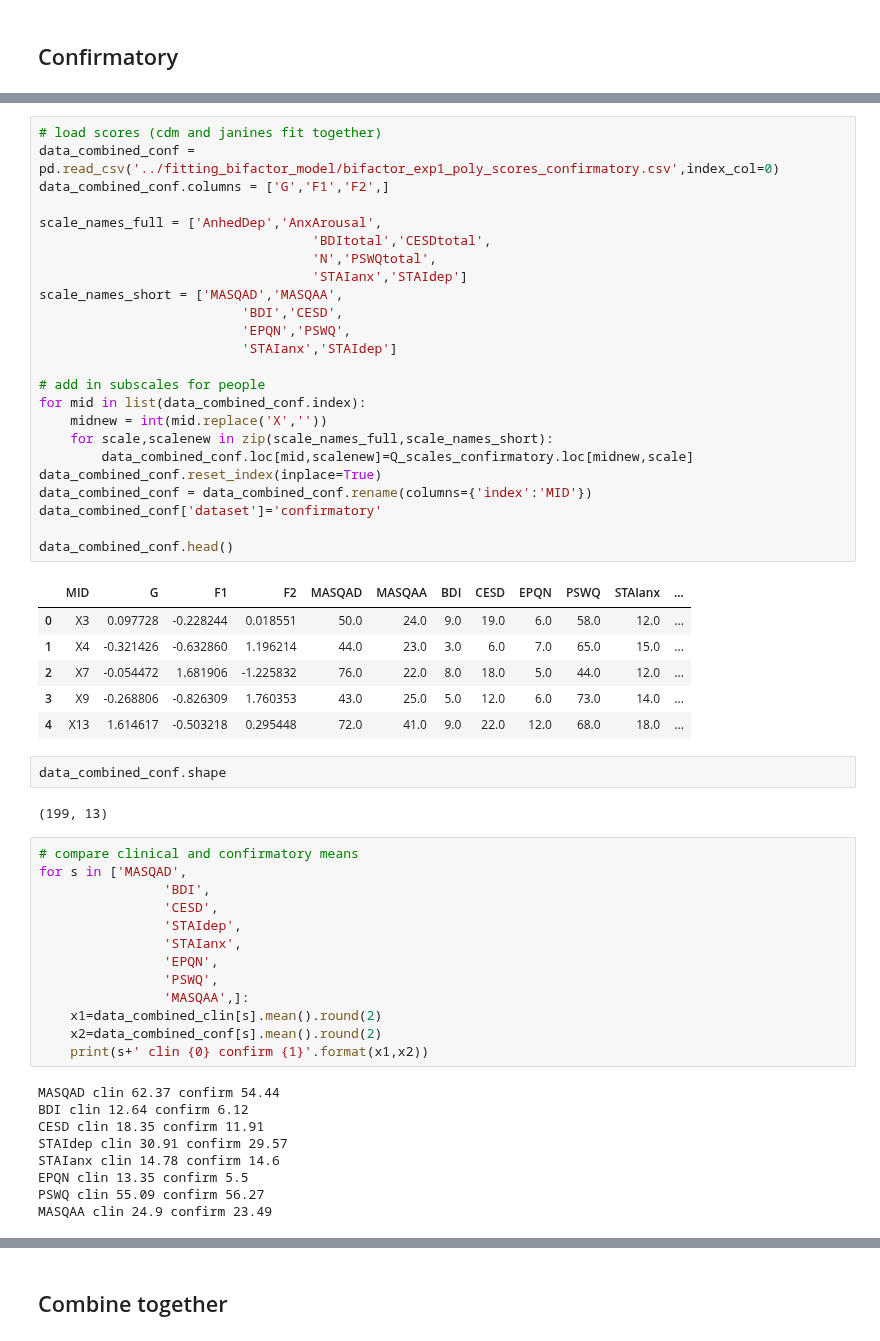
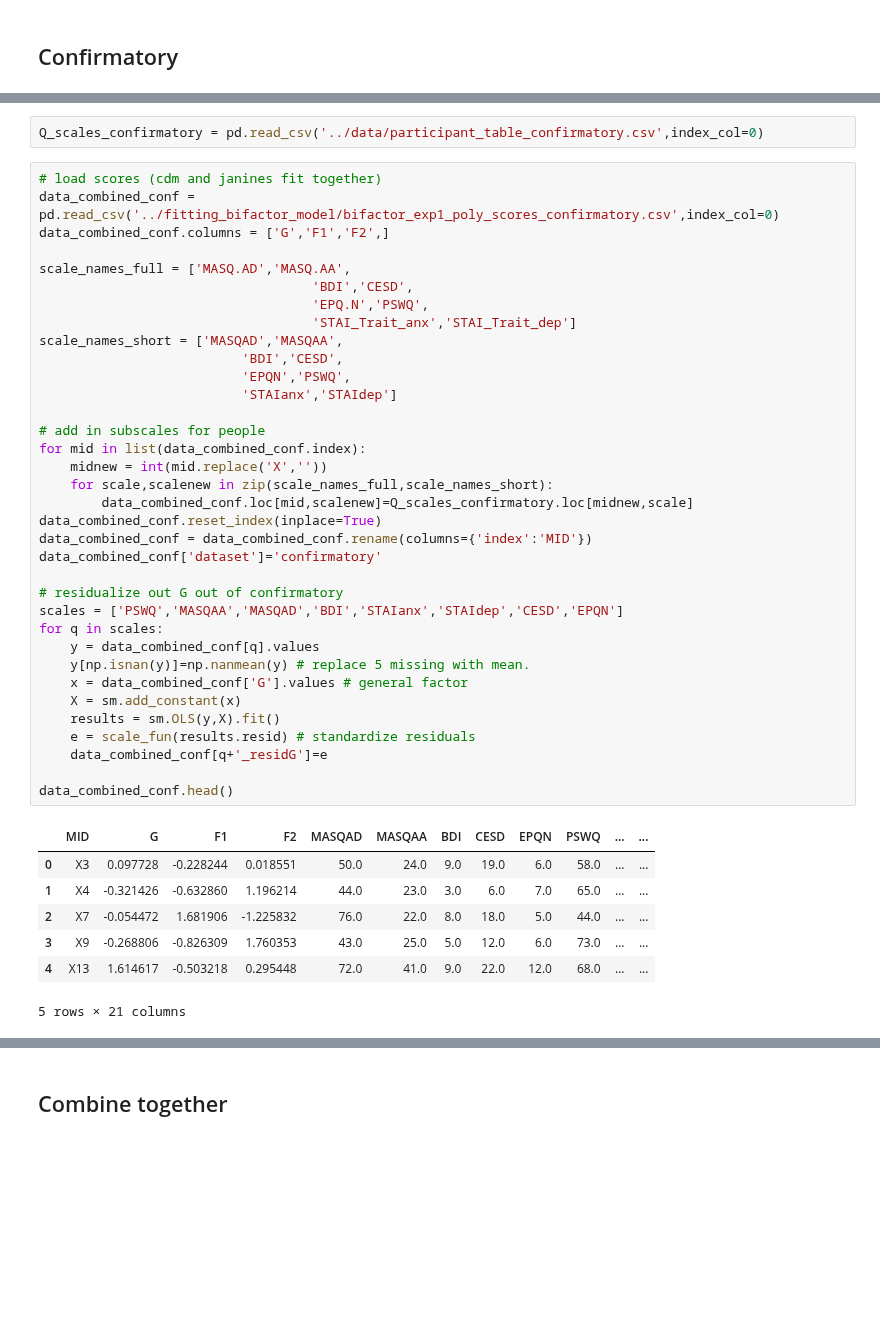
Before and after one commit to crgagne/volatility_paper_elife, a Jupyter notebook: figure_code/Figure_1.ipynb, the cells around one changed output, grey strips where cells are left out. Drawn from its saved outputs; the diff is of its cells as text; blank space fills up the shorter version.

```diff
--- a/figure_code/Figure_1.ipynb
+++ b/figure_code/Figure_1.ipynb
@@ -239,57 +171,45 @@ Q_scales_confirmatory.head()
+# %%
+Q_scales_confirmatory = pd.read_csv('../data/participant_table_confirmatory.csv',index_col=0)
 # %%
 # load scores (cdm and janines fit together)
 data_combined_conf = pd.read_csv('../fitting_bifactor_model/bifactor_exp1_poly_scores_confirmatory.csv',index_col=0)
 data_combined_conf.columns = ['G','F1','F2',]
 
-scale_names_full = ['AnhedDep','AnxArousal',
-                                   'BDItotal','CESDtotal',
-                                   'N','PSWQtotal',
-                                   'STAIanx','STAIdep']
+scale_names_full = ['MASQ.AD','MASQ.AA',
+                                   'BDI','CESD',
+                                   'EPQ.N','PSWQ',
+                                   'STAI_Trait_anx','STAI_Trait_dep']
 scale_names_short = ['MASQAD','MASQAA',
                           'BDI','CESD',
                           'EPQN','PSWQ',
                           'STAIanx','STAIdep']
 
 # add in subscales for people
 for mid in list(data_combined_conf.index):
     midnew = int(mid.replace('X',''))
     for scale,scalenew in zip(scale_names_full,scale_names_short):
         data_combined_conf.loc[mid,scalenew]=Q_scales_confirmatory.loc[midnew,scale]
 data_combined_conf.reset_index(inplace=True)
 data_combined_conf = data_combined_conf.rename(columns={'index':'MID'})
 data_combined_conf['dataset']='confirmatory'
 
+# residualize out G out of confirmatory
+scales = ['PSWQ','MASQAA','MASQAD','BDI','STAIanx','STAIdep','CESD','EPQN']
+for q in scales:
+    y = data_combined_conf[q].values
+    y[np.isnan(y)]=np.nanmean(y) # replace 5 missing with mean.
+    x = data_combined_conf['G'].values # general factor
+    X = sm.add_constant(x)
+    results = sm.OLS(y,X).fit()
+    e = scale_fun(results.resid) # standardize residuals
+    data_combined_conf[q+'_residG']=e
+
 data_combined_conf.head()
 # %% [output]
-|  | MID | G | F1 | F2 | MASQAD | MASQAA | BDI | CESD | EPQN | PSWQ | STAIanx | ... |
-| 0 | X3 | 0.097728 | -0.228244 | 0.018551 | 50.0 | 24.0 | 9.0 | 19.0 | 6.0 | 58.0 | 12.0 | ... |
-| 1 | X4 | -0.321426 | -0.632860 | 1.196214 | 44.0 | 23.0 | 3.0 | 6.0 | 7.0 | 65.0 | 15.0 | ... |
-| 2 | X7 | -0.054472 | 1.681906 | -1.225832 | 76.0 | 22.0 | 8.0 | 18.0 | 5.0 | 44.0 | 12.0 | ... |
-| 3 | X9 | -0.268806 | -0.826309 | 1.760353 | 43.0 | 25.0 | 5.0 | 12.0 | 6.0 | 73.0 | 14.0 | ... |
-| 4 | X13 | 1.614617 | -0.503218 | 0.295448 | 72.0 | 41.0 | 9.0 | 22.0 | 12.0 | 68.0 | 18.0 | ... |
+|  | MID | G | F1 | F2 | MASQAD | MASQAA | BDI | CESD | EPQN | PSWQ | ... | ... |
+| 0 | X3 | 0.097728 | -0.228244 | 0.018551 | 50.0 | 24.0 | 9.0 | 19.0 | 6.0 | 58.0 | ... | ... |
+| 1 | X4 | -0.321426 | -0.632860 | 1.196214 | 44.0 | 23.0 | 3.0 | 6.0 | 7.0 | 65.0 | ... | ... |
+| 2 | X7 | -0.054472 | 1.681906 | -1.225832 | 76.0 | 22.0 | 8.0 | 18.0 | 5.0 | 44.0 | ... | ... |
+| 3 | X9 | -0.268806 | -0.826309 | 1.760353 | 43.0 | 25.0 | 5.0 | 12.0 | 6.0 | 73.0 | ... | ... |
+| 4 | X13 | 1.614617 | -0.503218 | 0.295448 | 72.0 | 41.0 | 9.0 | 22.0 | 12.0 | 68.0 | ... | ... |
+5 rows × 21 columns
-# %%
-data_combined_conf.shape
-# %% [output]
-(199, 13)
-# %%
-# compare clinical and confirmatory means
-for s in ['MASQAD',
-                'BDI',
-                'CESD',
-                'STAIdep',
-                'STAIanx',
-                'EPQN',
-                'PSWQ',
-                'MASQAA',]:
-    x1=data_combined_clin[s].mean().round(2)
-    x2=data_combined_conf[s].mean().round(2)
-    print(s+' clin {0} confirm {1}'.format(x1,x2))
-# %% [output]
-MASQAD clin 62.37 confirm 54.44
-BDI clin 12.64 confirm 6.12
-CESD clin 18.35 confirm 11.91
-STAIdep clin 30.91 confirm 29.57
-STAIanx clin 14.78 confirm 14.6
-EPQN clin 13.35 confirm 5.5
-PSWQ clin 55.09 confirm 56.27
-MASQAA clin 24.9 confirm 23.49
```
Also changed, not shown: parts of 3 cells of this notebook, 30 other files.
